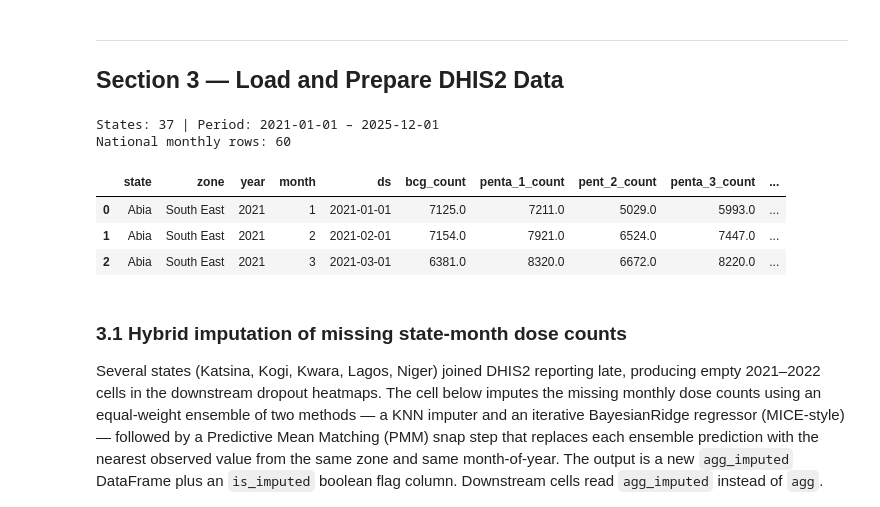
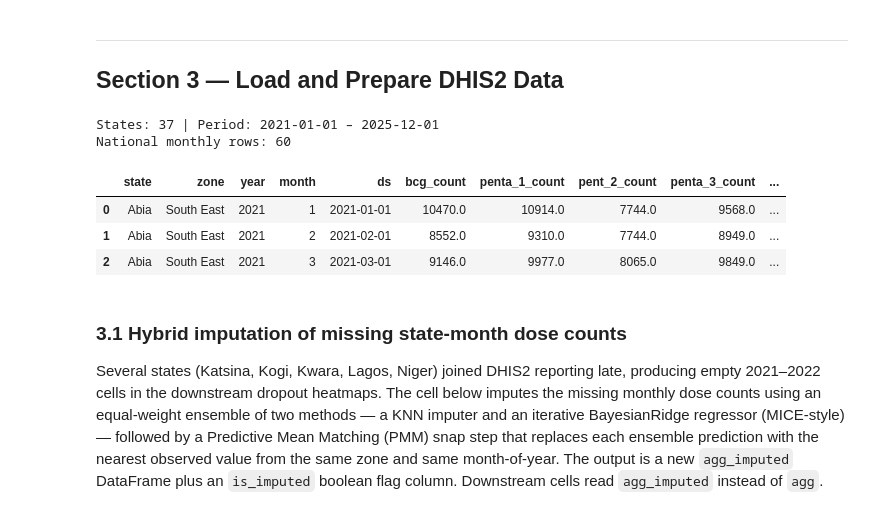
Before and after one commit to onovo007/nphcda-zerodose, a Jupyter notebook: notebooks/D1_D2__domains_1_2_final.ipynb, the cells around one changed output. Drawn from its saved outputs; the diff is of its cells as text; code cells hidden in the pictures.

```diff
--- a/notebooks/D1_D2__domains_1_2_final.ipynb
+++ b/notebooks/D1_D2__domains_1_2_final.ipynb
@@ -119,40 +121,41 @@ Configuration ready.
 ---
 ## Section 3 — Load and Prepare DHIS2 Data
 # %%
-d = pd.read_csv(DHIS2_PATH)
+# DHIS2 exports counts of 1,000 or more with a thousands separator ("1,234"); read them as numbers
+d = pd.read_csv(DHIS2_PATH, thousands=",", low_memory=False)
 count_cols = ["bcg_count","penta_1_count","pent_2_count","penta_3_count",
               "measles_1_count","measles_2_count"]
 for c in count_cols:
     d[c] = pd.to_numeric(d[c], errors="coerce")
 d["ds"]    = pd.to_datetime(d["period"], format="%b-%y", errors="coerce")
 d["year"]  = d["ds"].dt.year
 d["month"] = d["ds"].dt.month
 
 agg = (d.groupby(["state","zone","year","month","ds"])[count_cols]
         .sum().reset_index().sort_values(["state","ds"]).reset_index(drop=True))
 agg["dropout_p1p3"] = ((agg["penta_1_count"] - agg["penta_3_count"])
                         / agg["penta_1_count"] * 100).clip(-50, 100)
 agg["dropout_p1m1"] = ((agg["penta_1_count"] - agg["measles_1_count"])
                         / agg["penta_1_count"] * 100).clip(-50, 100)
 agg["dropout_m1m2"] = ((agg["measles_1_count"] - agg["measles_2_count"])
                         / agg["measles_1_count"] * 100).clip(-50, 100)
 
 nat = agg.groupby("ds")[["penta_1_count","penta_3_count","measles_1_count",
                           "measles_2_count","bcg_count"]].sum().reset_index()
 nat["dropout_p1p3"] = ((nat["penta_1_count"]-nat["penta_3_count"])/nat["penta_1_count"]*100).clip(-50,100)
 nat["dropout_p1m1"] = ((nat["penta_1_count"]-nat["measles_1_count"])/nat["penta_1_count"]*100).clip(-50,100)
 nat["dropout_m1m2"] = ((nat["measles_1_count"]-nat["measles_2_count"])/nat["measles_1_count"]*100).clip(-50,100)
 
 print(f"States: {agg['state'].nunique()} | Period: {agg['ds'].min().date()} – {agg['ds'].max().date()}")
 print(f"National monthly rows: {len(nat)}")
 agg.head(3)
 # %% [output]
 States: 37 | Period: 2021-01-01 – 2025-12-01
 National monthly rows: 60
 |  | state | zone | year | month | ds | bcg_count | penta_1_count | pent_2_count | penta_3_count | ... |
-| 0 | Abia | South East | 2021 | 1 | 2021-01-01 | 7125.0 | 7211.0 | 5029.0 | 5993.0 | ... |
-| 1 | Abia | South East | 2021 | 2 | 2021-02-01 | 7154.0 | 7921.0 | 6524.0 | 7447.0 | ... |
-| 2 | Abia | South East | 2021 | 3 | 2021-03-01 | 6381.0 | 8320.0 | 6672.0 | 8220.0 | ... |
+| 0 | Abia | South East | 2021 | 1 | 2021-01-01 | 10470.0 | 10914.0 | 7744.0 | 9568.0 | ... |
+| 1 | Abia | South East | 2021 | 2 | 2021-02-01 | 8552.0 | 9310.0 | 7744.0 | 8949.0 | ... |
+| 2 | Abia | South East | 2021 | 3 | 2021-03-01 | 9146.0 | 9977.0 | 8065.0 | 9849.0 | ... |
 # %% [markdown]
 ### 3.1 Hybrid imputation of missing state-month dose counts
 
```
Also changed, not shown: parts of 17 cells of this notebook, 38 other files.
